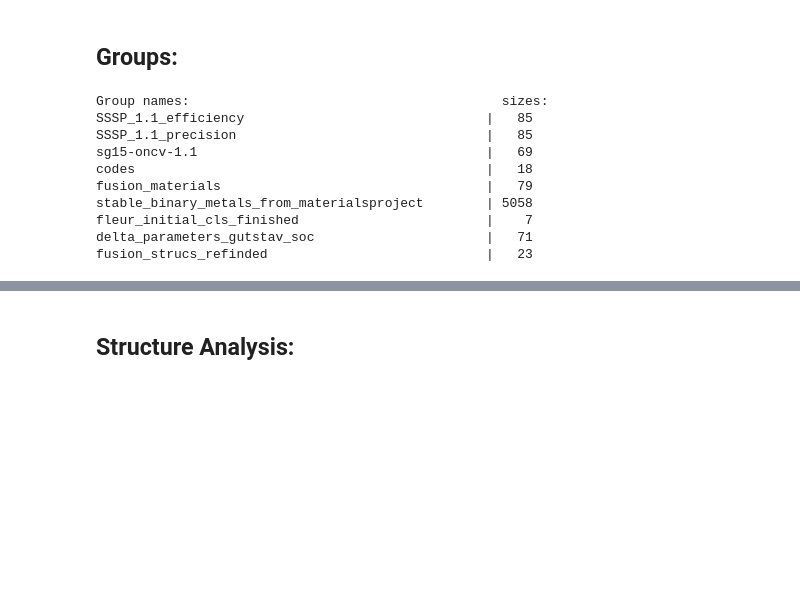
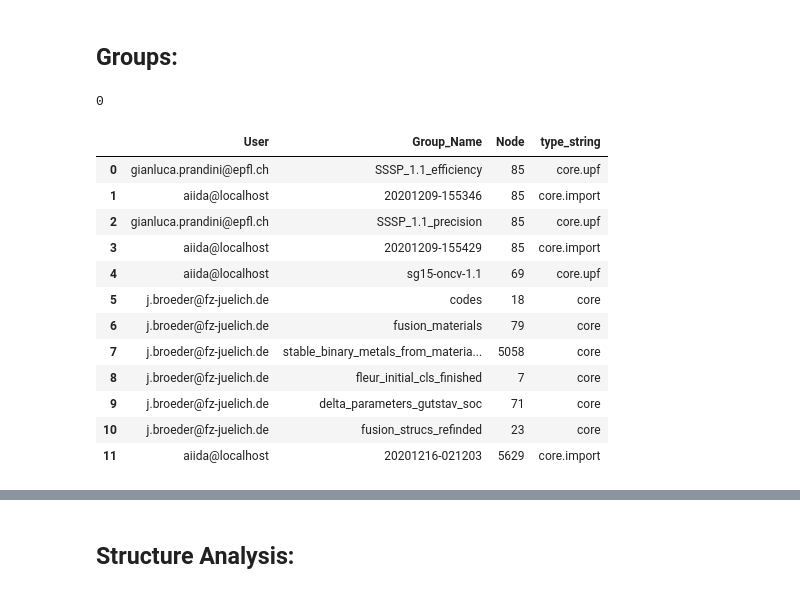
Before and after one commit to JuDFTteam/aiida-jutools, a Jupyter notebook: aiida_jutools/sisc_lab/D1_ScSi_Lab2020_AiiDAdb_overview.ipynb, the cells around one changed output, grey strips where cells are left out. Cells and saved outputs as stored; diff of their text form; code cells hidden in the pictures; blank space fills up the shorter version.

```diff
--- a/aiida_jutools/sisc_lab/D1_ScSi_Lab2020_AiiDAdb_overview.ipynb
+++ b/aiida_jutools/sisc_lab/D1_ScSi_Lab2020_AiiDAdb_overview.ipynb
@@ -309,16 +309,28 @@ qb = QueryBuilder()
 qb.append(Group)
 group = qb.all()
 
-data = GroupDataHelper(group)
-data.ListGroup(exclude=['export','import'])
+#data = GroupDataHelper(group)
+#data.ListGroup(exclude=['export','import'])
-# %% [output]
-Group names:                                        sizes:
-SSSP_1.1_efficiency                               |   85
-SSSP_1.1_precision                                |   85
-sg15-oncv-1.1                                     |   69
-codes                                             |   18
-fusion_materials                                  |   79
-stable_binary_metals_from_materialsproject        | 5058
-fleur_initial_cls_finished                        |    7
-delta_parameters_gutstav_soc                      |   71
-fusion_strucs_refinded                            |   23
+# %%
+### add more columns for this and do also for other nodes
+serializer = Serializer(group)
+serializer.to_file('group.json',Node_type='Group')
+# %% [output]
+0
+# %%
+x = pd.read_json('group.json')
+x
+# %% [output]
+|  | User | Group_Name | Node | type_string |
+| 0 | gianluca.prandini@epfl.ch | SSSP_1.1_efficiency | 85 | core.upf |
+| 1 | aiida@localhost | 20201209-155346 | 85 | core.import |
+| 2 | gianluca.prandini@epfl.ch | SSSP_1.1_precision | 85 | core.upf |
+| 3 | aiida@localhost | 20201209-155429 | 85 | core.import |
+| 4 | aiida@localhost | sg15-oncv-1.1 | 69 | core.upf |
+| 5 | j.broeder@fz-juelich.de | codes | 18 | core |
+| 6 | j.broeder@fz-juelich.de | fusion_materials | 79 | core |
+| 7 | j.broeder@fz-juelich.de | stable_binary_metals_from_materia... | 5058 | core |
+| 8 | j.broeder@fz-juelich.de | fleur_initial_cls_finished | 7 | core |
+| 9 | j.broeder@fz-juelich.de | delta_parameters_gutstav_soc | 71 | core |
+| 10 | j.broeder@fz-juelich.de | fusion_strucs_refinded | 23 | core |
+| 11 | aiida@localhost | 20201216-021203 | 5629 | core.import |
```
Also changed, not shown: parts of 17 cells of this notebook, 2 other files.
